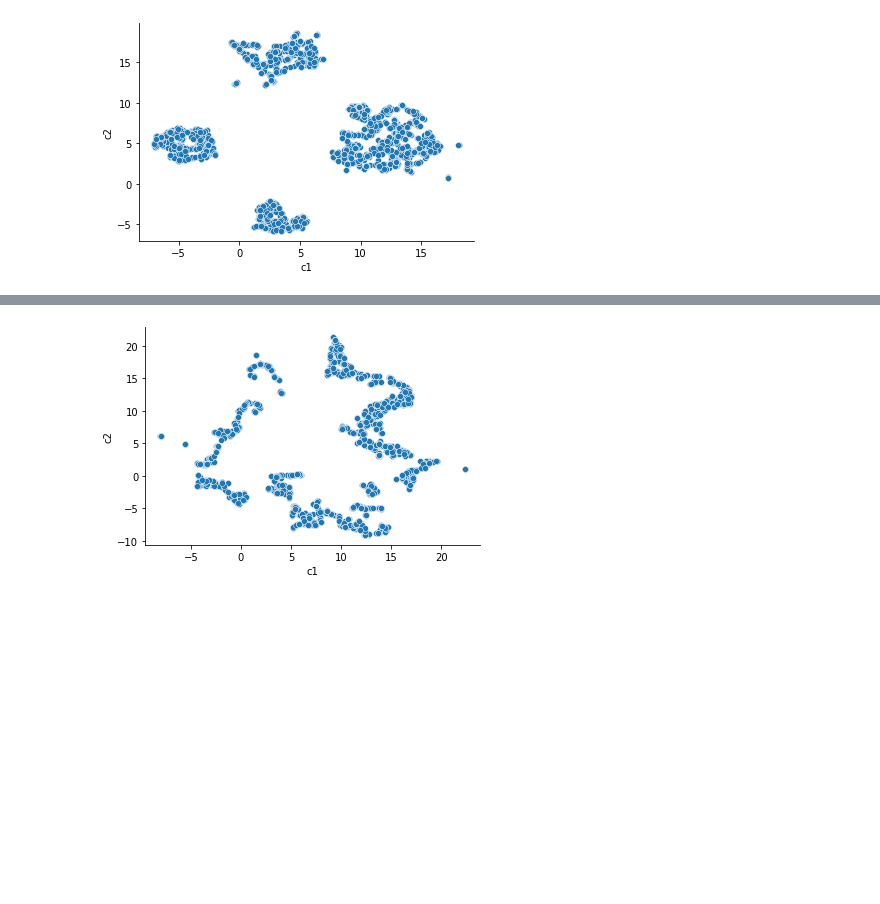
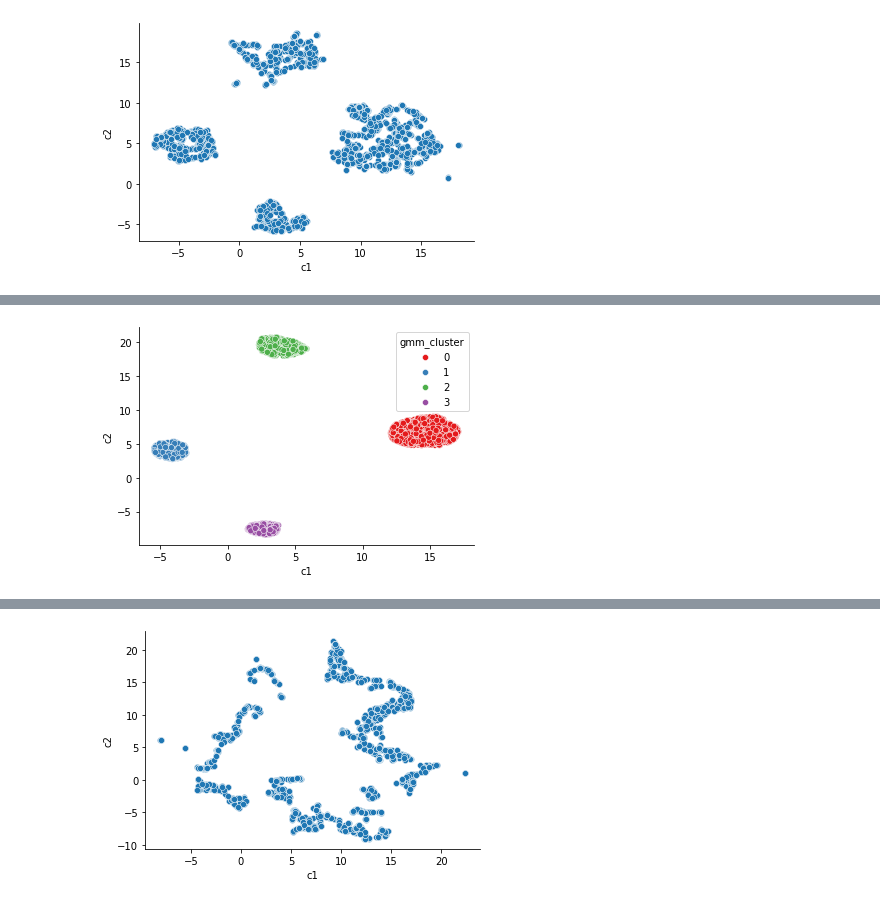
Before and after one commit to pandrew99/MindfulML, a Jupyter notebook: Final_Project_Andrew.ipynb, the cells around one changed output, grey strips where cells are left out. Cells and saved outputs as stored; diff of their text form; code cells hidden in the pictures; blank space fills up the shorter version.

```diff
--- a/Final_Project_Andrew.ipynb
+++ b/Final_Project_Andrew.ipynb
@@ -65,0 +97,15 @@ ax = plt.gca()
+# %%
+# GMM
+from sklearn.mixture import GaussianMixture
+
+n_components = 4
+gmm = GaussianMixture(n_components=n_components, random_state=0).fit(ucs)
+
+ucs['gmm_cluster'] = gmm.predict(ucs)
+
+sns.scatterplot(data=ucs, x='c1', y='c2', hue='gmm_cluster', palette=sns.color_palette("Set1", n_components))
+sns.despine()
+ax = plt.gca()
+plt.show()
+# %% [output]
+[figure, added]
```
Also changed, not shown: parts of 18 cells of this notebook.
